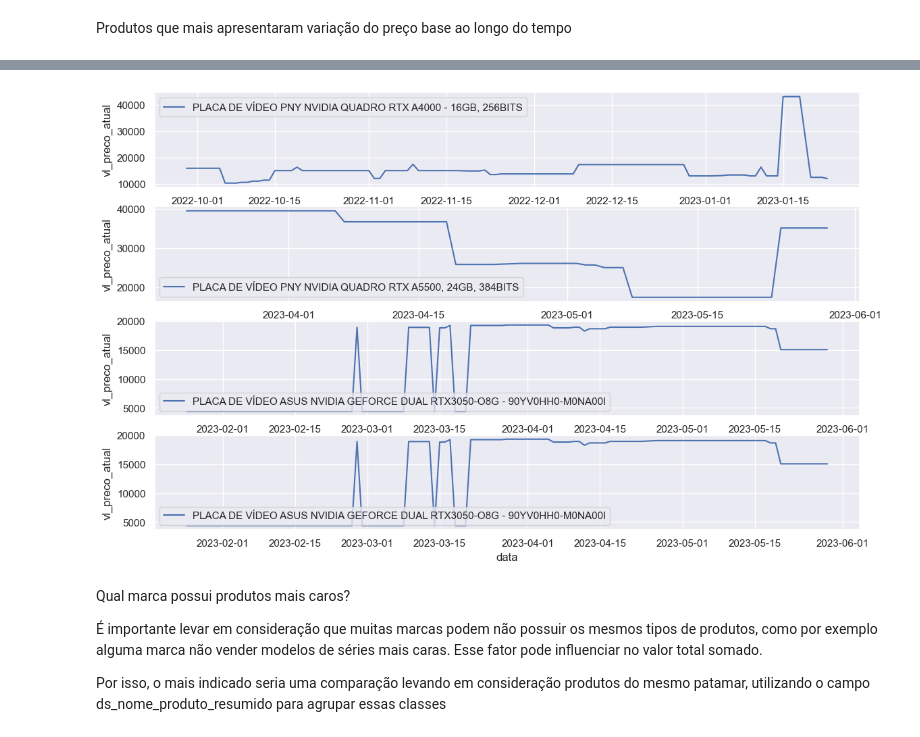
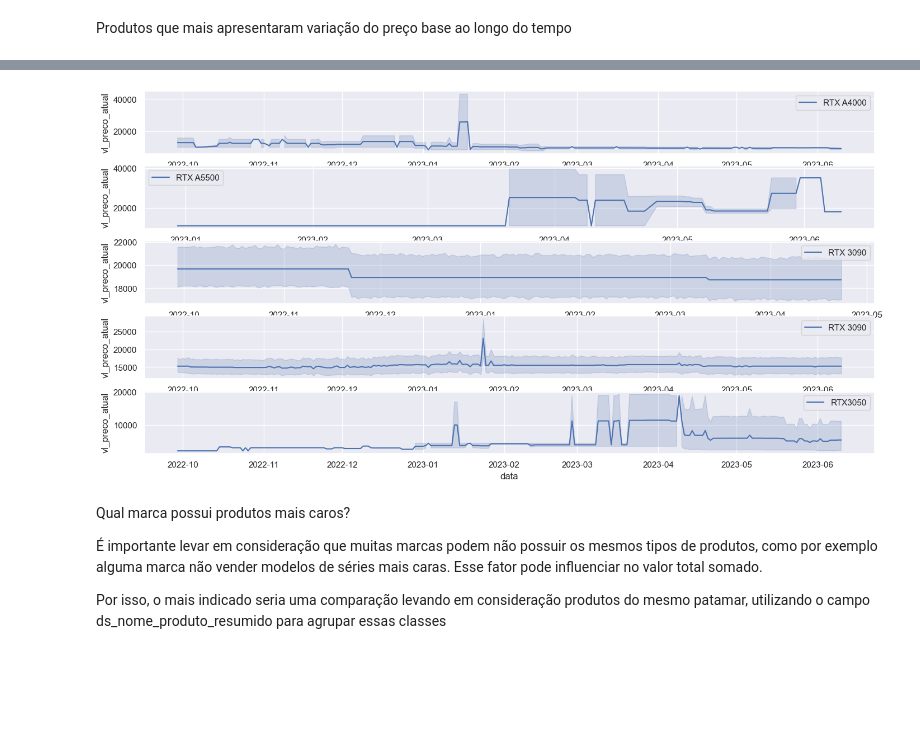
Before and after one commit to Ighus/ds_analysis_hardware_market, a Jupyter notebook: new_analysis.ipynb, the cells around one changed output, grey strips where cells are left out. Drawn from its saved outputs; the diff is of its cells as text; code cells hidden in the pictures; blank space fills up the shorter version.

Commit message:
Organizando o código e adicionando plots

```diff
--- a/new_analysis.ipynb
+++ b/new_analysis.ipynb
@@ -294,0 +334,20 @@ Produtos que mais apresentaram variação do preço base ao longo do tempo
+# %%
+# Definir o tamanho da figura
+plt.figure(figsize=(15, 10))
+
+# Crie uma nova coluna 'produto_loja_marca' combinando o nome do produto, loja e marca para facilitar a plotagem
+top5_products['produto_loja_marca'] = top5_products['ds_nome_produto_resumido'] + " - " + top5_products['loja'] + " - " + top5_products['ds_marca']
+
+# Crie o gráfico de barras
+sns.barplot(data=top5_products, x='produto_loja_marca', y='variação_preço')
+
+# Rote os rótulos do eixo x para evitar sobreposição
+plt.xticks(rotation=90)
+
+# Definir títulos e rótulos
+plt.title('Top 5 produtos com maior variação de preço')
+plt.xlabel('Produto - Loja - Marca')
+plt.ylabel('Variação do Preço')
+
+# Mostrar o gráfico
+plt.show()
@@ -295,19 +356,21 @@ Produtos que mais apresentaram variação do preço base ao longo do tempo
 # %%
-query_dif = df_gpu.sort_values('data').set_index('data').groupby(['ds_nome_produto', "loja"]).apply(lambda x: x['vl_preco_atual'].diff()).reset_index().nlargest(4, "vl_preco_atual")
-fig, axes = plt.subplots(4)
-sns.set(rc={'figure.figsize':(12,8)})
+# query_dif = df_gpu.sort_values('data').set_index('data').groupby(['ds_nome_produto_resumido', "loja"]).apply(lambda x: x['vl_preco_atual'].diff()).reset_index().nlargest(4, "vl_preco_atual")
+fig, axes = plt.subplots(5)
+sns.set(rc={'figure.figsize':(12,10)})
 
-graph_1 = df_gpu.query(f""" ds_nome_produto == "{query_dif.iloc[0].ds_nome_produto}" and loja == "{query_dif.iloc[0].loja}" """)
-graph_2 = df_gpu.query(f""" ds_nome_produto == "{query_dif.iloc[1].ds_nome_produto}" and loja == "{query_dif.iloc[1].loja}" """)
-graph_3 = df_gpu.query(f""" ds_nome_produto == "{query_dif.iloc[2].ds_nome_produto}" and loja == "{query_dif.iloc[2].loja}" """)
-graph_4 = df_gpu.query(f""" ds_nome_produto == "{query_dif.iloc[3].ds_nome_produto}" and loja == "{query_dif.iloc[3].loja}" """)
+graph_1 = df_gpu.query(f""" ds_nome_produto_resumido == "{top5_products.iloc[0].ds_nome_produto_resumido}" and loja == "{top5_products.iloc[0].loja}" """)
+graph_2 = df_gpu.query(f""" ds_nome_produto_resumido == "{top5_products.iloc[1].ds_nome_produto_resumido}" and loja == "{top5_products.iloc[1].loja}" """)
+graph_3 = df_gpu.query(f""" ds_nome_produto_resumido == "{top5_products.iloc[2].ds_nome_produto_resumido}" and loja == "{top5_products.iloc[2].loja}" """)
+graph_4 = df_gpu.query(f""" ds_nome_produto_resumido == "{top5_products.iloc[3].ds_nome_produto_resumido}" and loja == "{top5_products.iloc[3].loja}" """)
+graph_5 = df_gpu.query(f""" ds_nome_produto_resumido == "{top5_products.iloc[4].ds_nome_produto_resumido}" and loja == "{top5_products.iloc[4].loja}" """)
 
-sns.lineplot(x="data", y="vl_preco_atual", data=graph_1, label=f"{query_dif.iloc[0].ds_nome_produto}", ax=axes[0])
-sns.lineplot(x="data", y="vl_preco_atual", data=graph_2, label=f"{query_dif.iloc[1].ds_nome_produto}", ax=axes[1])
-sns.lineplot(x="data", y="vl_preco_atual", data=graph_3, label=f"{query_dif.iloc[2].ds_nome_produto}", ax=axes[2])
-sns.lineplot(x="data", y="vl_preco_atual", data=graph_4, label=f"{query_dif.iloc[3].ds_nome_produto}", ax=axes[3]);
+sns.lineplot(x="data", y="vl_preco_atual", data=graph_1, label=f"{top5_products.iloc[0].ds_nome_produto_resumido}", ax=axes[0])
+sns.lineplot(x="data", y="vl_preco_atual", data=graph_2, label=f"{top5_products.iloc[1].ds_nome_produto_resumido}", ax=axes[1])
+sns.lineplot(x="data", y="vl_preco_atual", data=graph_3, label=f"{top5_products.iloc[2].ds_nome_produto_resumido}", ax=axes[2])
+sns.lineplot(x="data", y="vl_preco_atual", data=graph_4, label=f"{top5_products.iloc[3].ds_nome_produto_resumido}", ax=axes[3])
+sns.lineplot(x="data", y="vl_preco_atual", data=graph_5, label=f"{top5_products.iloc[4].ds_nome_produto_resumido}", ax=axes[4]);
 # %% [output]
-[figure, old version]
+[figure, new version]
 # %% [markdown]
 Qual marca possui produtos mais caros?
 <p>É importante levar em consideração que muitas marcas podem não possuir os mesmos tipos de produtos, como por exemplo alguma marca não vender modelos de séries mais caras. Esse fator pode influenciar no valor total somado.</p>
```
Also changed, not shown: parts of 14 cells of this notebook.
